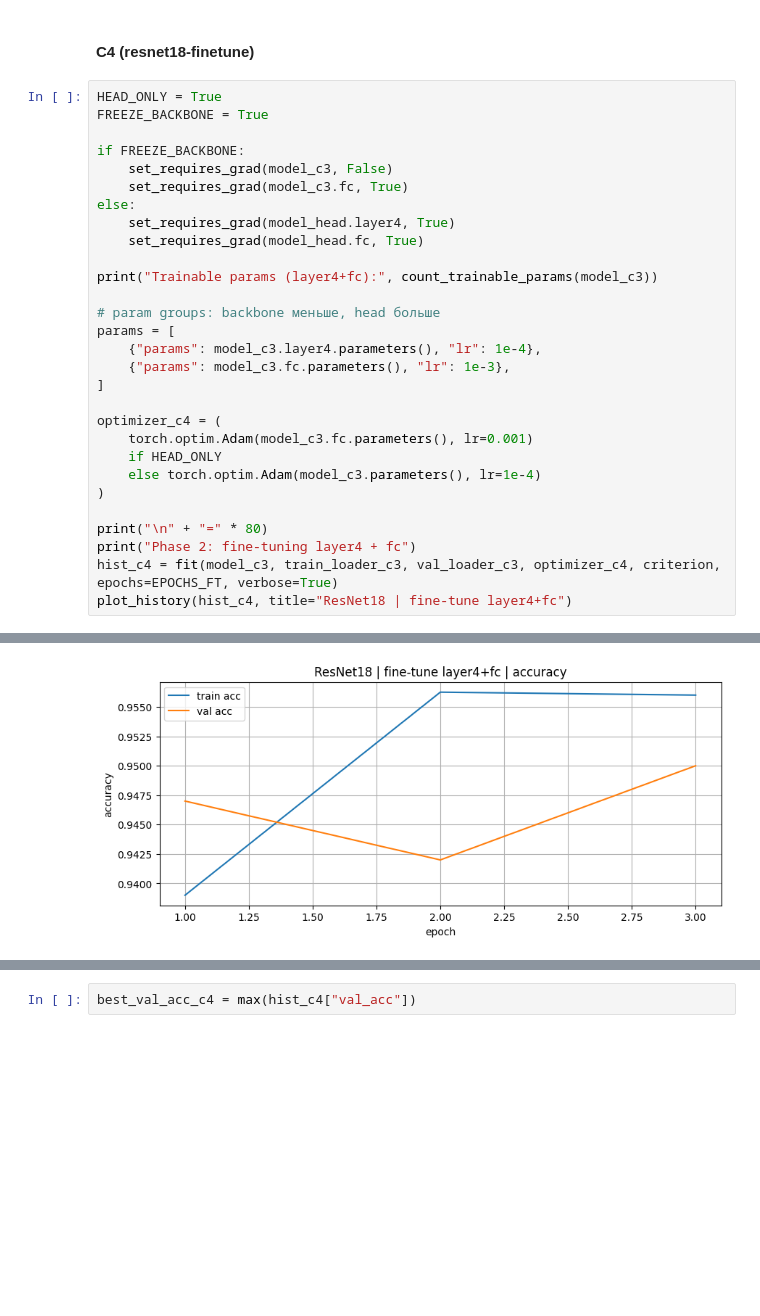
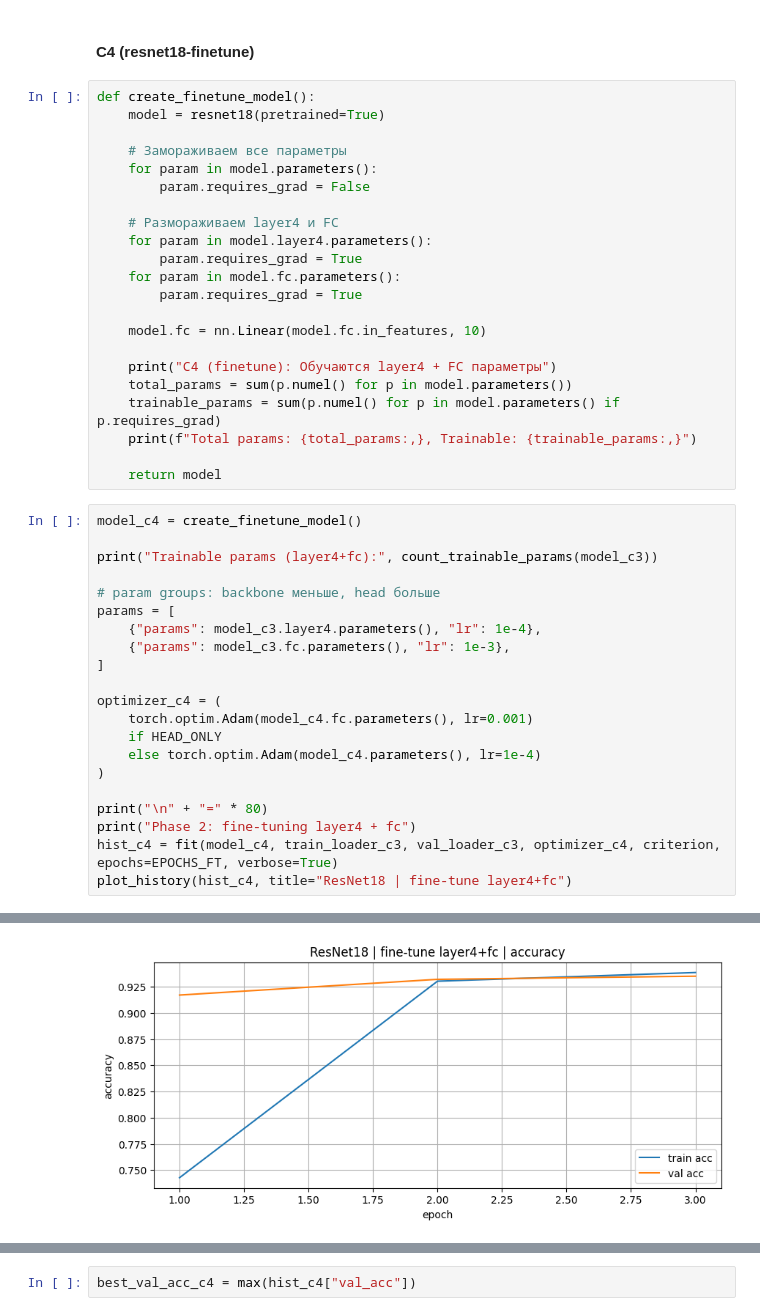
Before and after one commit to Pelmshk/aie-ivanova-2, a Jupyter notebook: homeworks/HW10-11/HW10-11.ipynb, the cells around one changed output, grey strips where cells are left out. Saved outputs shown, nothing was run; the diff lists cells and outputs as text; blank space fills up the shorter version.

```diff
--- a/homeworks/HW10-11/HW10-11.ipynb
+++ b/homeworks/HW10-11/HW10-11.ipynb
@@ -764,15 +771,29 @@ log_experiment(
 # %% [markdown]
 #### C4 (resnet18-finetune)
+# %%
+def create_finetune_model():
+    model = resnet18(pretrained=True)
+
+    # Замораживаем все параметры
+    for param in model.parameters():
+        param.requires_grad = False
+
+    # Размораживаем layer4 и FC
+    for param in model.layer4.parameters():
+        param.requires_grad = True
+    for param in model.fc.parameters():
+        param.requires_grad = True
+
+    model.fc = nn.Linear(model.fc.in_features, 10)
+
+    print("C4 (finetune): Обучаются layer4 + FC параметры")
+    total_params = sum(p.numel() for p in model.parameters())
+    trainable_params = sum(p.numel() for p in model.parameters() if p.requires_grad)
+    print(f"Total params: {total_params:,}, Trainable: {trainable_params:,}")
+
+    return model
 # %%
-HEAD_ONLY = True
-FREEZE_BACKBONE = True
-
-if FREEZE_BACKBONE:
-    set_requires_grad(model_c3, False)
-    set_requires_grad(model_c3.fc, True)
-else:
-    set_requires_grad(model_head.layer4, True)
-    set_requires_grad(model_head.fc, True)
+model_c4 = create_finetune_model()
 
 print("Trainable params (layer4+fc):", count_trainable_params(model_c3))
 
@@ -783,13 +804,13 @@ params = [
 ]
 
 optimizer_c4 = (
-    torch.optim.Adam(model_c3.fc.parameters(), lr=0.001)
+    torch.optim.Adam(model_c4.fc.parameters(), lr=0.001)
     if HEAD_ONLY
-    else torch.optim.Adam(model_c3.parameters(), lr=1e-4)
+    else torch.optim.Adam(model_c4.parameters(), lr=1e-4)
 )
 
 print("\n" + "=" * 80)
 print("Phase 2: fine-tuning layer4 + fc")
-hist_с4 = fit(model_c3, train_loader_c3, val_loader_c3, optimizer_c4, criterion, epochs=EPOCHS_FT, verbose=True)
+hist_с4 = fit(model_c4, train_loader_c3, val_loader_c3, optimizer_c4, criterion, epochs=EPOCHS_FT, verbose=True)
 plot_history(hist_с4, title="ResNet18 | fine-tune layer4+fc")
 # %% [output]
@@ -804,4 +827,4 @@ Epoch 03/3 | lr 1.00e-03 | train loss 0.1520, acc 0.956 | val loss 0.1608, acc 0
-[figure, old version]
+[figure, new version]
 [figure]
 # %%
 best_val_acc_c4 = max(hist_с4["val_acc"])
```
Also changed, not shown: parts of 6 cells of this notebook, 6 other files.
